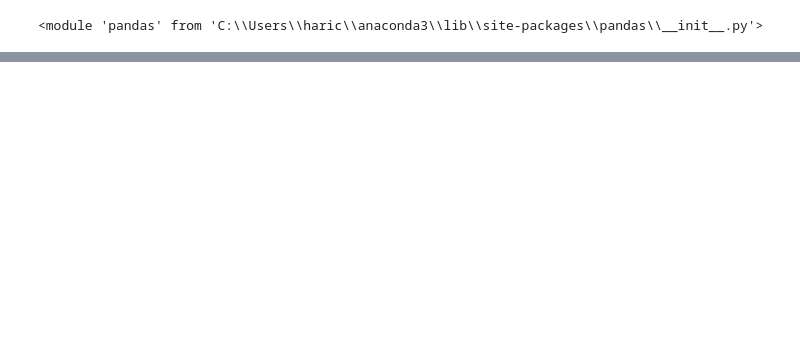
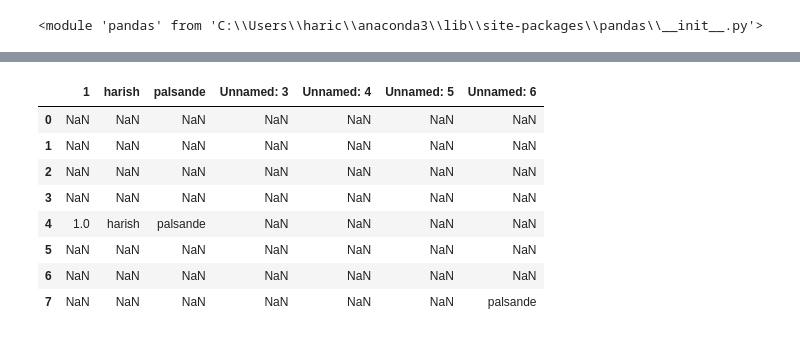
Before and after one commit to harishpalsande9/Pandas, a Jupyter notebook: pandas1.ipynb, the cells around one changed output, grey strips where cells are left out. Saved outputs shown, nothing was run; the diff lists cells and outputs as text; code cells hidden in the pictures; blank space fills up the shorter version.

```diff
--- a/pandas1.ipynb
+++ b/pandas1.ipynb
@@ -22,0 +41,12 @@ pd.read_excel('D:\python ineuron\data fsds\Attribute DataSet.xlsx')
+# %%
+pd.read_excel('D:\python ineuron\data fsds\Attribute DataSet.xlsx' , sheet_name = "harish")
+# %% [output]
+|  | 1 | harish | palsande | Unnamed: 3 | Unnamed: 4 | Unnamed: 5 | Unnamed: 6 |
+| 0 | NaN | NaN | NaN | NaN | NaN | NaN | NaN |
+| 1 | NaN | NaN | NaN | NaN | NaN | NaN | NaN |
+| 2 | NaN | NaN | NaN | NaN | NaN | NaN | NaN |
+| 3 | NaN | NaN | NaN | NaN | NaN | NaN | NaN |
+| 4 | 1.0 | harish | palsande | NaN | NaN | NaN | NaN |
+| 5 | NaN | NaN | NaN | NaN | NaN | NaN | NaN |
+| 6 | NaN | NaN | NaN | NaN | NaN | NaN | NaN |
+| 7 | NaN | NaN | NaN | NaN | NaN | NaN | palsande |
```
Also changed, not shown: parts of 13 cells of this notebook.
